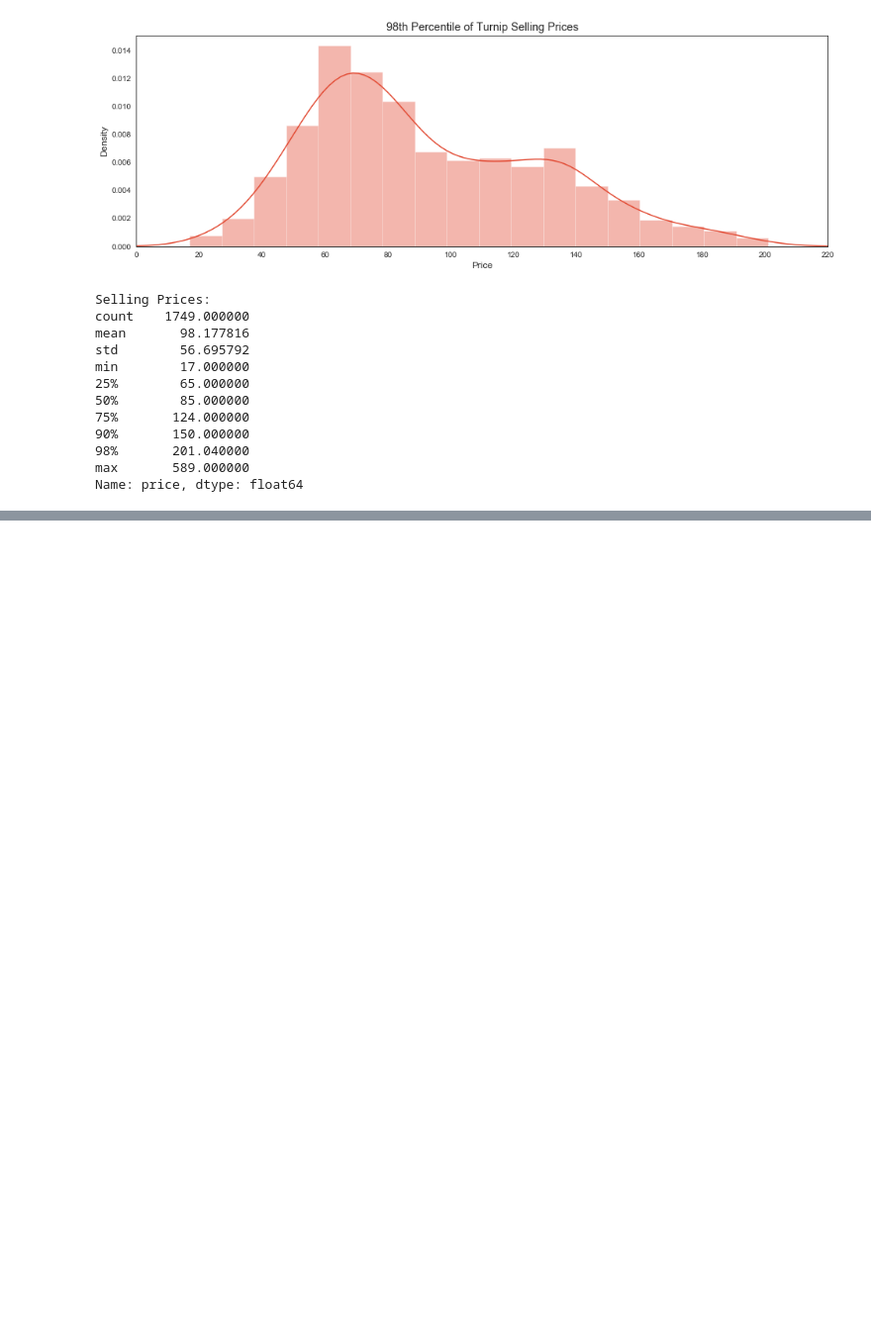
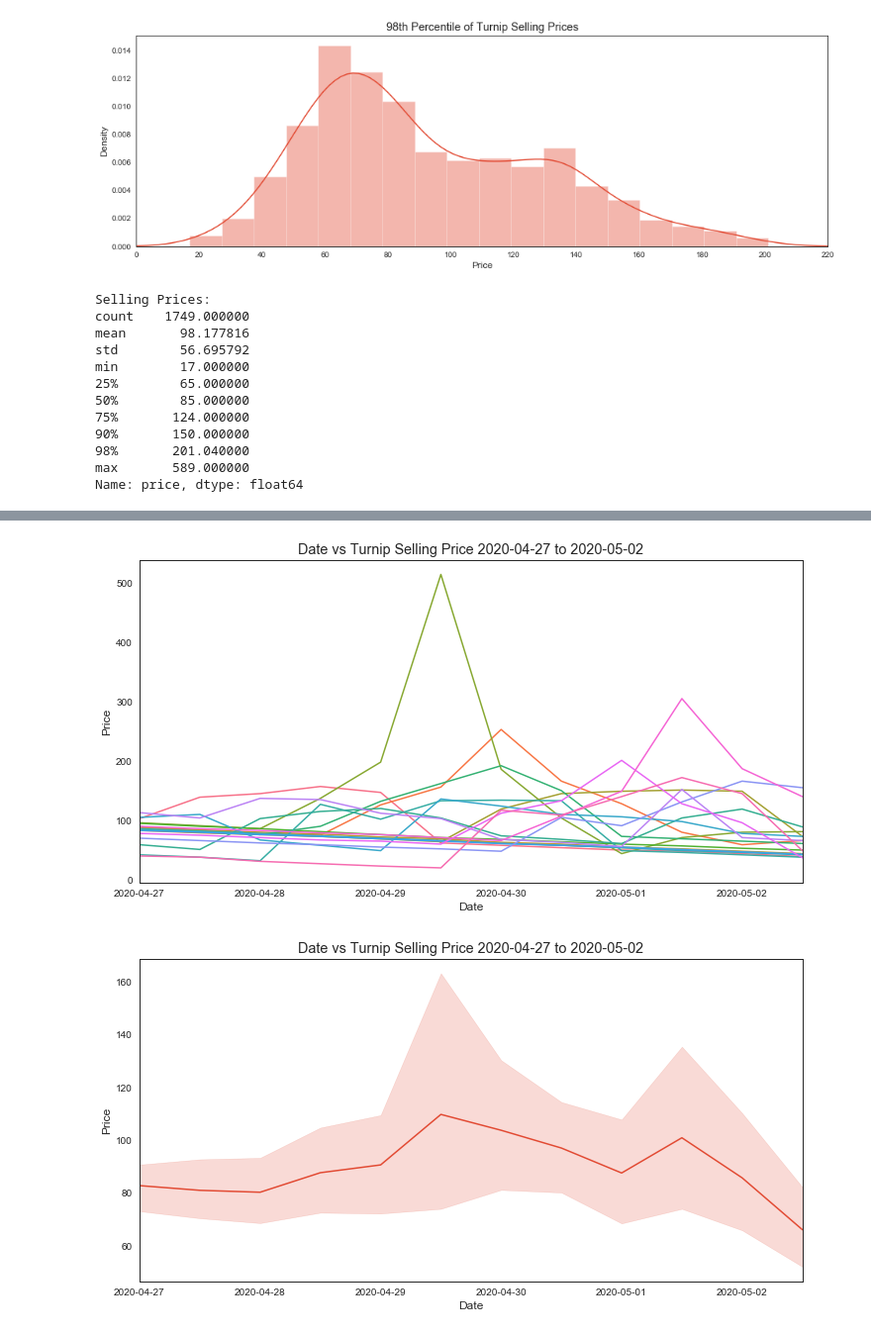
Before and after one commit to ys-lin14/acnh-clustering, a Jupyter notebook: data_exploration.ipynb, the cells around one changed output, grey strips where cells are left out. Shown: that part at 99% size. Saved outputs shown, nothing was run; the diff lists cells and outputs as text; code cells hidden in the pictures; blank space fills up the shorter version.

```diff
--- a/data_exploration.ipynb
+++ b/data_exploration.ipynb
@@ -227,3 +244,12 @@ plot_sell_data(week1_sell_data, False)
+# %%
+week3_sell_data = get_week_n_sell_data(week=3, connection=connection)
+week3_sell_data = drop_incomplete_weeks(week3_sell_data)
+
+plot_sell_data(week3_sell_data, True)
+plot_sell_data(week3_sell_data, False)
+# %% [output]
+[figure, added]
+[figure, added]
 # %%
 connection.close()
 engine.dispose()
```
Also changed, not shown: parts of 5 cells of this notebook.
